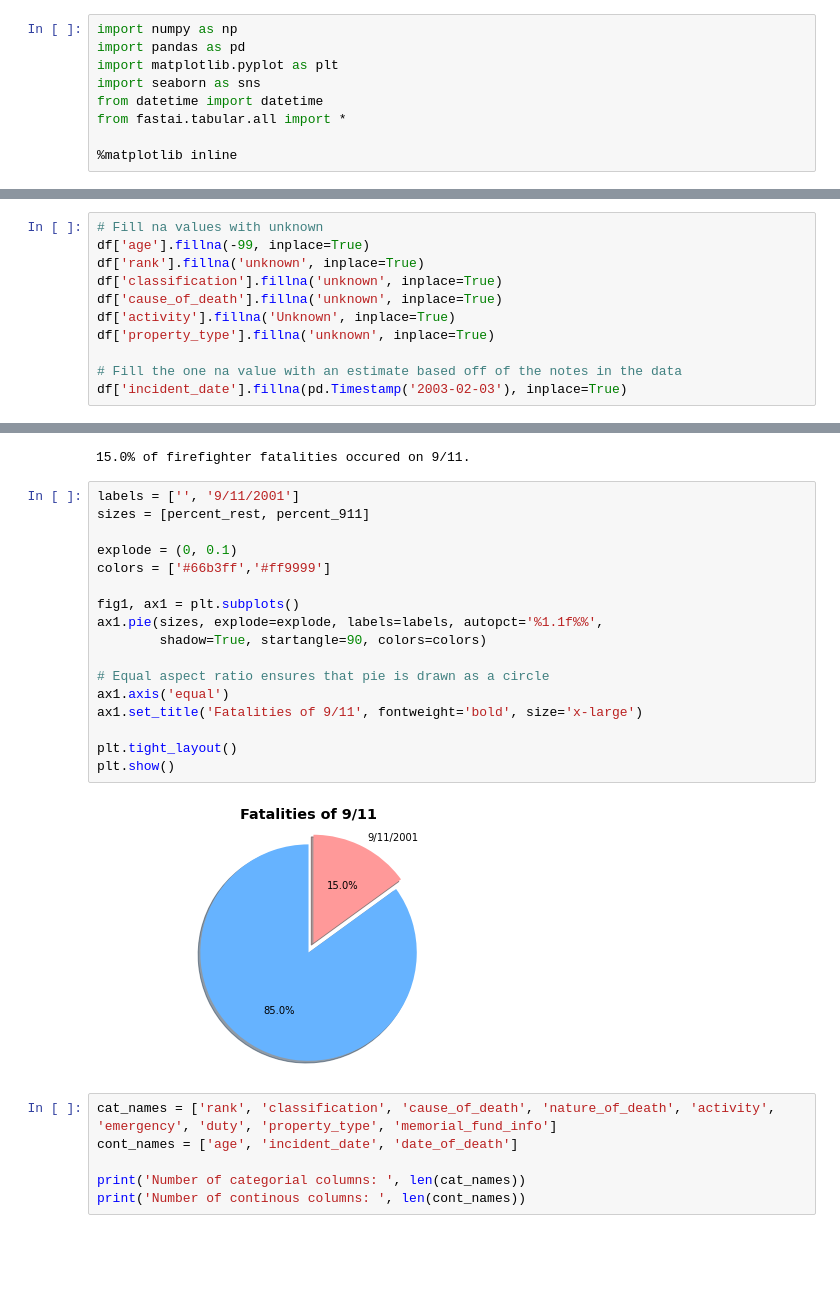
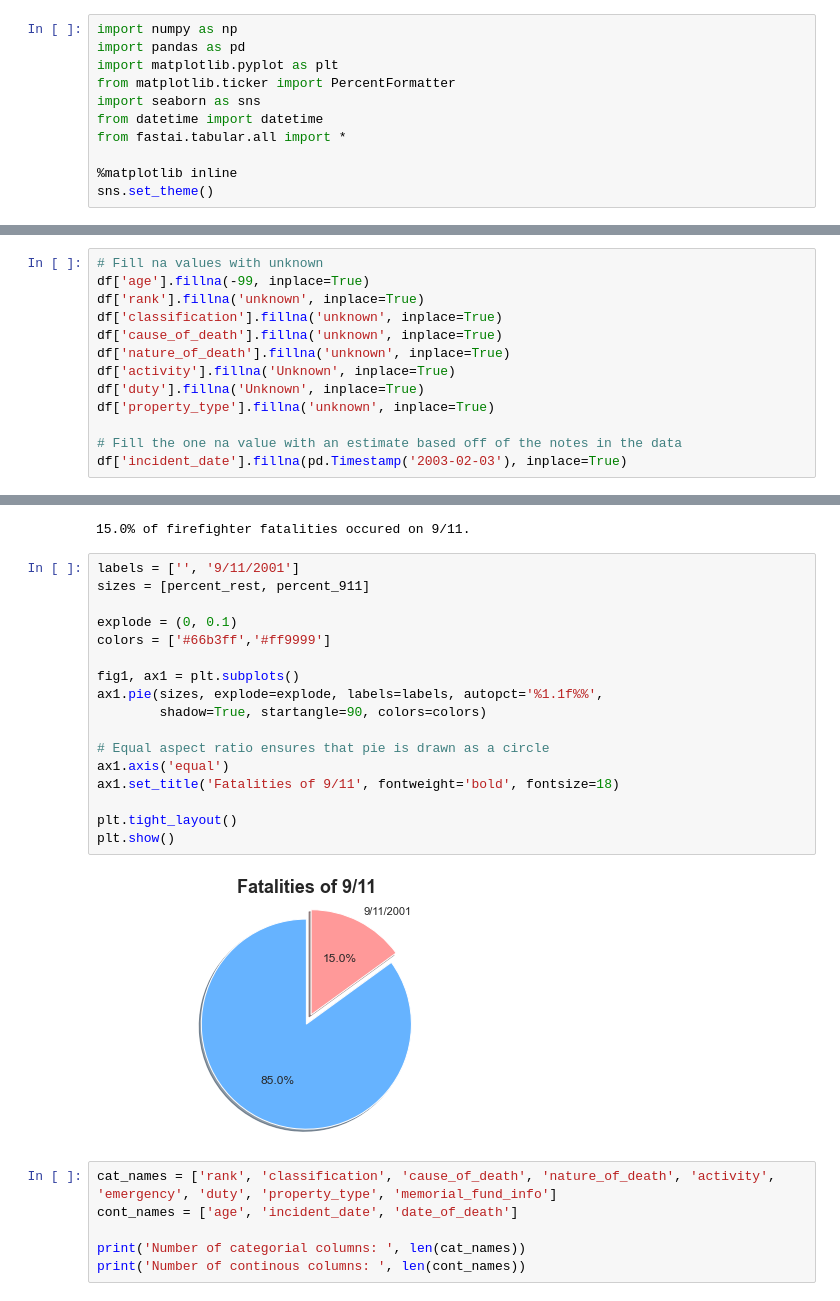
Before and after one commit to abcjamesjordan/firefigher_fatalities, a Jupyter notebook: ff_analysis.ipynb, the cells around one changed output, grey strips where cells are left out. Saved outputs shown, nothing was run; the diff lists cells and outputs as text; blank space fills up the shorter version.

```diff
--- a/ff_analysis.ipynb
+++ b/ff_analysis.ipynb
@@ -16,11 +16,13 @@ Below analysis on the dataset starts by importing the needed python libraries an
 import numpy as np
 import pandas as pd
 import matplotlib.pyplot as plt
+from matplotlib.ticker import PercentFormatter
 import seaborn as sns
 from datetime import datetime
 from fastai.tabular.all import *
 
 %matplotlib inline
+sns.set_theme()
 # %%
 df = pd.read_csv('ff_data_2021.csv')
 df_origianl = df.copy()
@@ -114,7 +116,9 @@ df['age'].fillna(-99, inplace=True)
 df['rank'].fillna('unknown', inplace=True)
 df['classification'].fillna('unknown', inplace=True)
 df['cause_of_death'].fillna('unknown', inplace=True)
+df['nature_of_death'].fillna('unknown', inplace=True)
 df['activity'].fillna('Unknown', inplace=True)
+df['duty'].fillna('Unknown', inplace=True)
 df['property_type'].fillna('unknown', inplace=True)
 
 # Fill the one na value with an estimate based off of the notes in the data
@@ -333,22 +309,22 @@ print(f'{percent_911}% of firefighter fatalities occured on 9/11.')
 # %%
 labels = ['', '9/11/2001']
 sizes = [percent_rest, percent_911]
 
 explode = (0, 0.1)
 colors = ['#66b3ff','#ff9999']
 
 fig1, ax1 = plt.subplots()
 ax1.pie(sizes, explode=explode, labels=labels, autopct='%1.1f%%',
         shadow=True, startangle=90, colors=colors)
 
 # Equal aspect ratio ensures that pie is drawn as a circle
 ax1.axis('equal')
-ax1.set_title('Fatalities of 9/11', fontweight='bold', size='x-large')
+ax1.set_title('Fatalities of 9/11', fontweight='bold', fontsize=18)
 
 plt.tight_layout()
 plt.show()
 # %% [output]
-[figure, old version]
+[figure, new version]
 # %%
 cat_names = ['rank', 'classification', 'cause_of_death', 'nature_of_death', 'activity', 'emergency', 'duty', 'property_type', 'memorial_fund_info']
 cont_names = ['age', 'incident_date', 'date_of_death']
```
Also changed, not shown: parts of 32 cells of this notebook.
